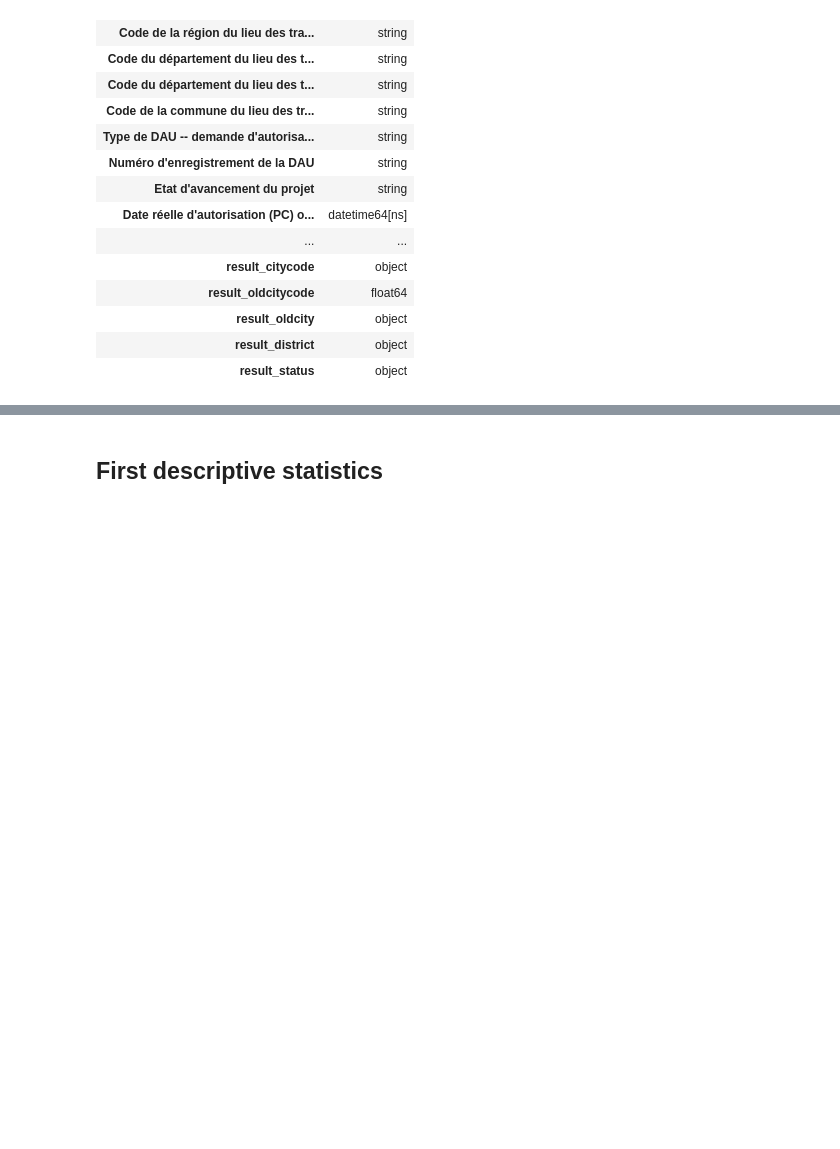
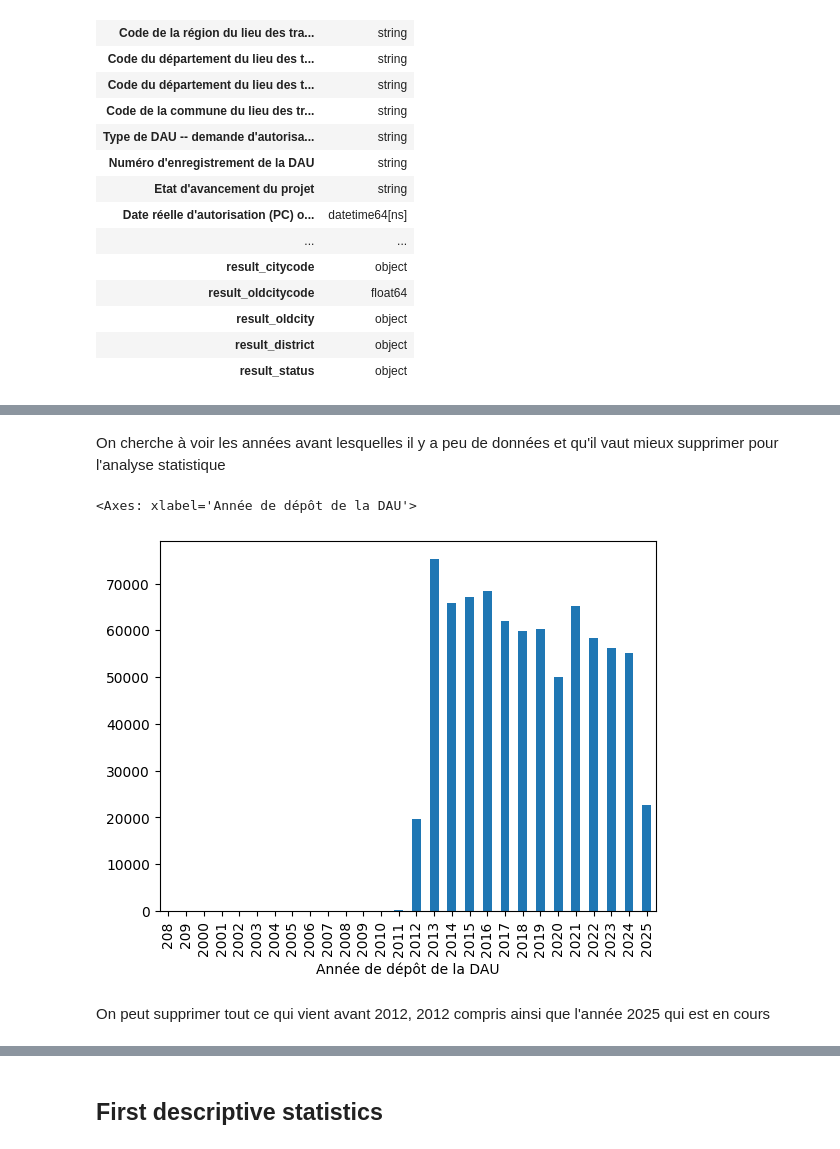
Before and after one commit to m-ligeret/price-signals-construction-activity, a Jupyter notebook: processing_constr_nonresid.ipynb, the cells around one changed output, grey strips where cells are left out. Drawn from its saved outputs; the diff is of its cells as text; code cells hidden in the pictures; blank space fills up the shorter version.

```diff
--- a/processing_constr_nonresid.ipynb
+++ b/processing_constr_nonresid.ipynb
@@ -231,0 +229,4 @@ df.dtypes.to_frame().style
+# %%
+for col in col_date_format_ymd:
+    print(df[col])
+    df[col] = pd.to_datetime(df[col], format="%Y-%m-%d")
@@ -231,0 +251,4 @@ df.dtypes.to_frame().style
+# %%
+for col in col_date_format_ym:
+    print(df[col])
+    df[col] = pd.to_datetime(df[col], format="%Y-%m")
@@ -231,0 +273,4 @@ df.dtypes.to_frame().style
+# %%
+col = "Année de dépôt de la DAU"
+print(df[col])
+df[col] = df[col].astype("int64")
@@ -258,0 +364,9 @@ df.dtypes.to_frame().style
+# %% [markdown]
+On cherche à voir les années avant lesquelles il y a peu de données et qu'il vaut mieux supprimer pour l'analyse statistique
+# %%
+df["Année de dépôt de la DAU"].value_counts().sort_index().plot.bar()
+# %% [output]
+<Axes: xlabel='Année de dépôt de la DAU'>
+[figure, added]
+# %% [markdown]
+On peut supprimer tout ce qui vient avant 2012, 2012 compris ainsi que l'année 2025 qui est en cours
```
Also changed, not shown: parts of 59 cells of this notebook.
